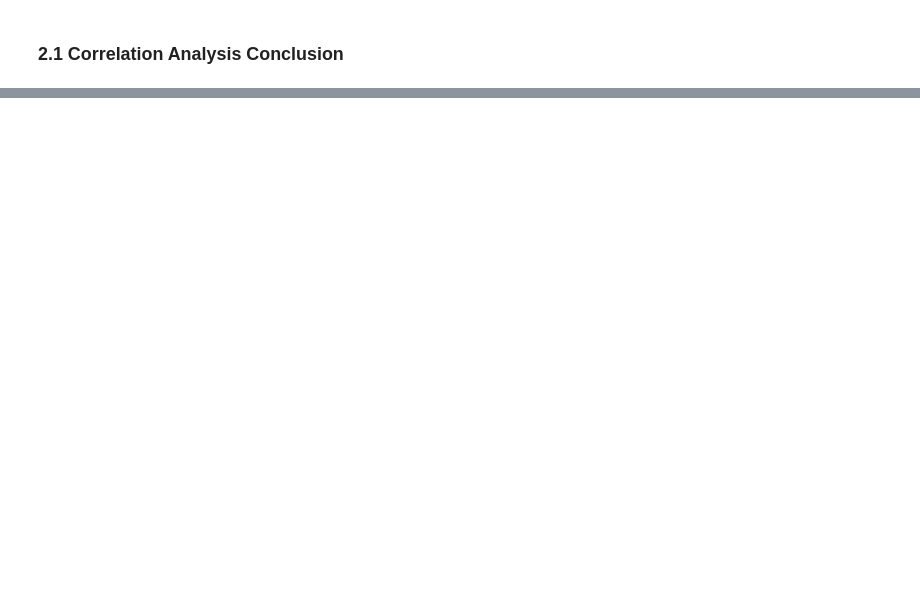
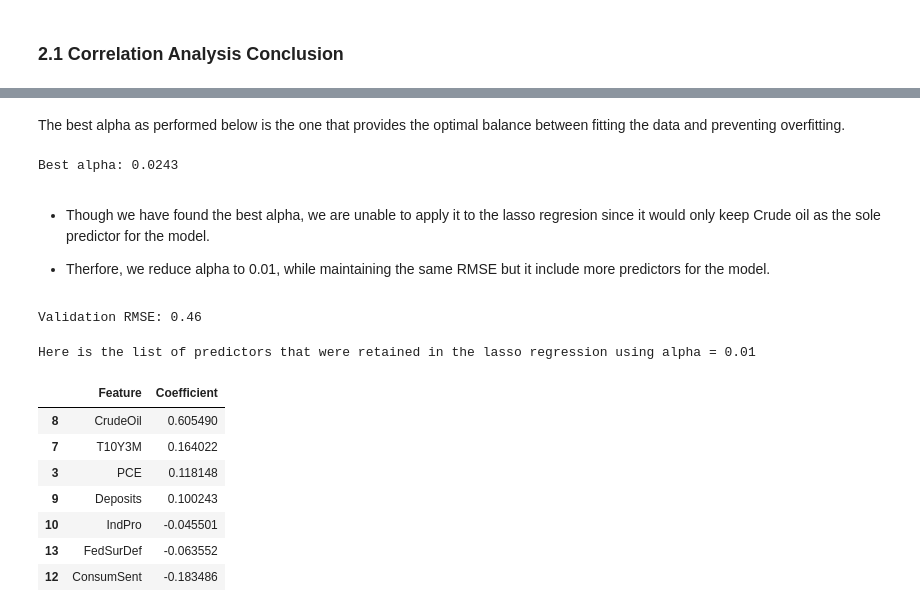
Before and after one commit to namtran6701/Inflation_Prediction, a Jupyter notebook: project_3.ipynb, the cells around one changed output, grey strips where cells are left out. Drawn from its saved outputs; the diff is of its cells as text; code cells hidden in the pictures; blank space fills up the shorter version.

```diff
--- a/project_3.ipynb
+++ b/project_3.ipynb
@@ -813,0 +812,65 @@ plt.show()
+# %%
+from sklearn.linear_model import Lasso
+from sklearn.metrics import mean_squared_error
+from sklearn.linear_model import LassoCV
+# split the data
+target = 'CPI'
+
+train = full_data.loc['2010-01-01':'2016-12-31']
+
+val = full_data.loc['2017-01-01':'2018-12-31']
+
+test = full_data.loc['2019-01-01':'2019-12-31']
+
+x_train = train.drop(columns = [target])
+
+y_train = train[target]
+
+x_val = val.drop(columns = [target])
+
+y_val = val[target]
+# %% [markdown]
+The best alpha as performed below is the one that provides the optimal balance between fitting the data and preventing overfitting.
+# %%
+# Create and fit a lasso regression with cross validation to find the best alpha
+model = LassoCV(alphas = None, cv = 3, random_state=123).fit(x_train, y_train)
+
+best_alpha = model.alpha_
+
+print(f"Best alpha: {best_alpha:.4f}")
+# %% [output]
+Best alpha: 0.0243
+# %% [markdown]
+- Though we have found the best alpha, we are unable to apply it to the lasso regresion since it would only keep Crude oil as the sole predictor for the model.
+
+- Therfore, we reduce alpha to 0.01, while maintaining the same RMSE but it include more predictors for the model.
+# %%
+# Now we can fit the model with the best alpha
+final_lasso = Lasso(alpha=0.01, random_state=123).fit(x_train, y_train)
+# %%
+# Evaluate the model performance on the validation set
+val_predictions = final_lasso.predict(x_val)
+val_mse = mean_squared_error(y_val, val_predictions)
+val_rmse = np.sqrt(val_mse)
+print(f'Validation RMSE: {val_rmse:.2f}\n')
+# %% [output]
+Validation RMSE: 0.46
+# %%
+# Insepct the coefficients to see which predictors were retained in the model
+coef_df = pd.DataFrame({'Feature': x_train.columns, 'Coefficient': final_lasso.coef_})
+coef_df = coef_df.sort_values(by='Coefficient', ascending=False)
+# print Feature from coef_df where Coefficient is different from 0
+
+print('Here is the list of predictors that were retained in the lasso regression using alpha = 0.01')
+
+coef_df[coef_df['Coefficient'] != 0]
+# %% [output]
+Here is the list of predictors that were retained in the lasso regression using alpha = 0.01
+|  | Feature | Coefficient |
+| 8 | CrudeOil | 0.605490 |
+| 7 | T10Y3M | 0.164022 |
+| 3 | PCE | 0.118148 |
+| 9 | Deposits | 0.100243 |
+| 10 | IndPro | -0.045501 |
+| 13 | FedSurDef | -0.063552 |
+| 12 | ConsumSent | -0.183486 |
```
Also changed, not shown: parts of 20 cells of this notebook, 1 other file.
